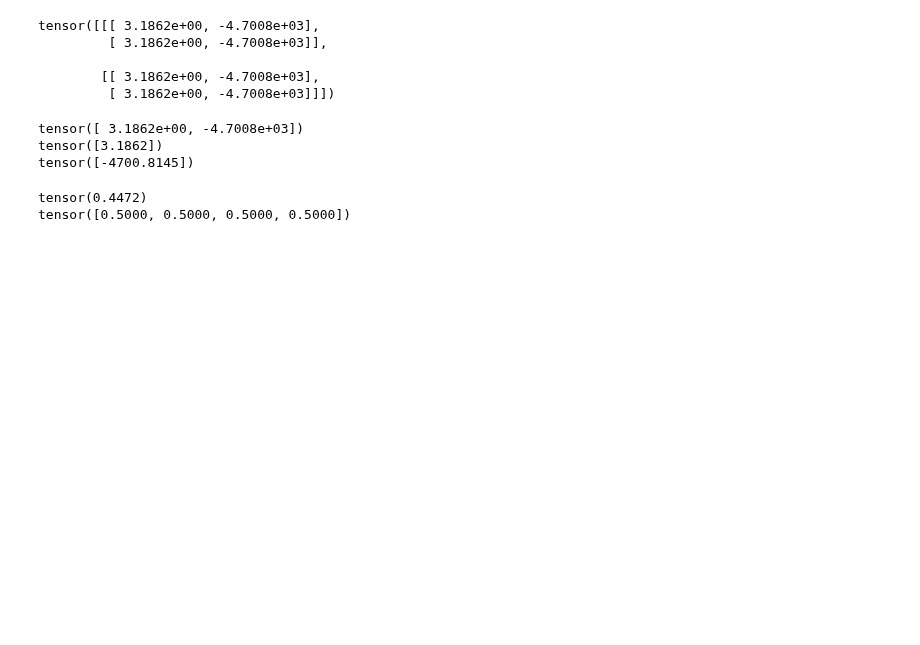
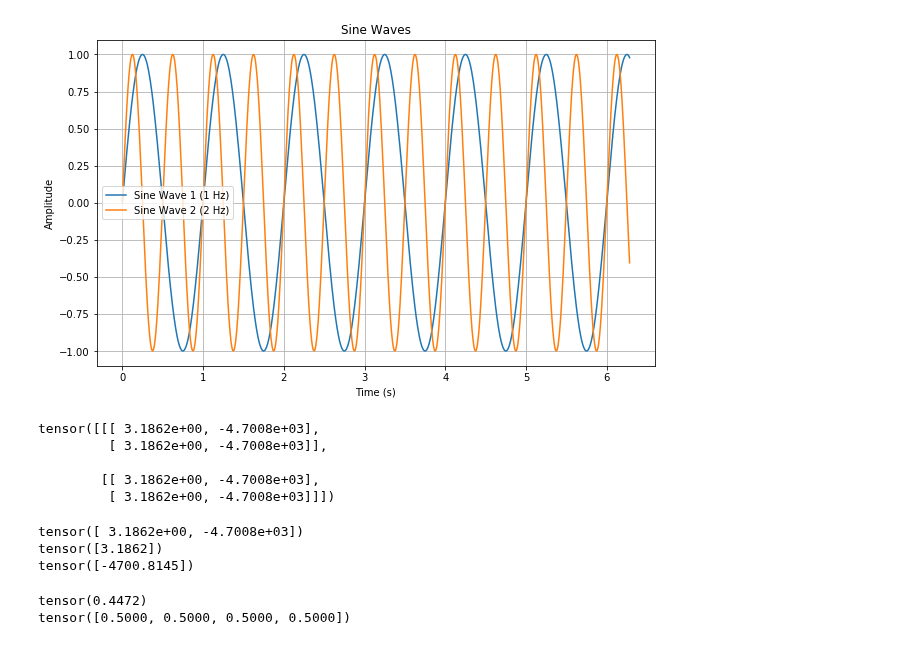
Before and after one commit to yildirimyigit/cnep, a Jupyter notebook: _test_mixed.ipynb, the cells around one changed output. Drawn from its saved outputs; the diff is of its cells as text; code cells hidden in the pictures; blank space fills up the shorter version.

```diff
--- a/_test_mixed.ipynb
+++ b/_test_mixed.ipynb
@@ -6,6 +6,34 @@ import torch.nn.functional as F
 from models.wta_cnp import WTA_CNP
 
 from matplotlib import pyplot as plt
+# %%
+import numpy as np
+import matplotlib.pyplot as plt
+
+# Define the parameters for the sine waves
+frequency1 = 1  # Frequency of the first sine wave (in Hz)
+frequency2 = 2  # Frequency of the second sine wave (in Hz)
+amplitude = 1  # Amplitude of the sine waves
+
+# Generate time values
+t = np.linspace(0, 2*np.pi, 1000)  # 1000 points from 0 to 2*pi
+
+# Calculate the sine waves
+sine_wave1 = amplitude * np.sin(2 * np.pi * frequency1 * t)
+sine_wave2 = amplitude * np.sin(2 * np.pi * frequency2 * t)
+
+# Plot the sine waves
+plt.figure(figsize=(10, 6))
+plt.plot(t, sine_wave1, label=f'Sine Wave 1 ({frequency1} Hz)')
+plt.plot(t, sine_wave2, label=f'Sine Wave 2 ({frequency2} Hz)')
+plt.xlabel('Time (s)')
+plt.ylabel('Amplitude')
+plt.title('Sine Waves')
+plt.legend()
+plt.grid(True)
+plt.show()
+# %% [output]
+[figure, added]
 # %%
 means = torch.tensor([0.99, 0.01]).repeat(2, 2, 1)
 stds = torch.tensor([0.01, 0.01]).repeat(2, 2, 1)
```
Also changed, not shown: 2 other files.
